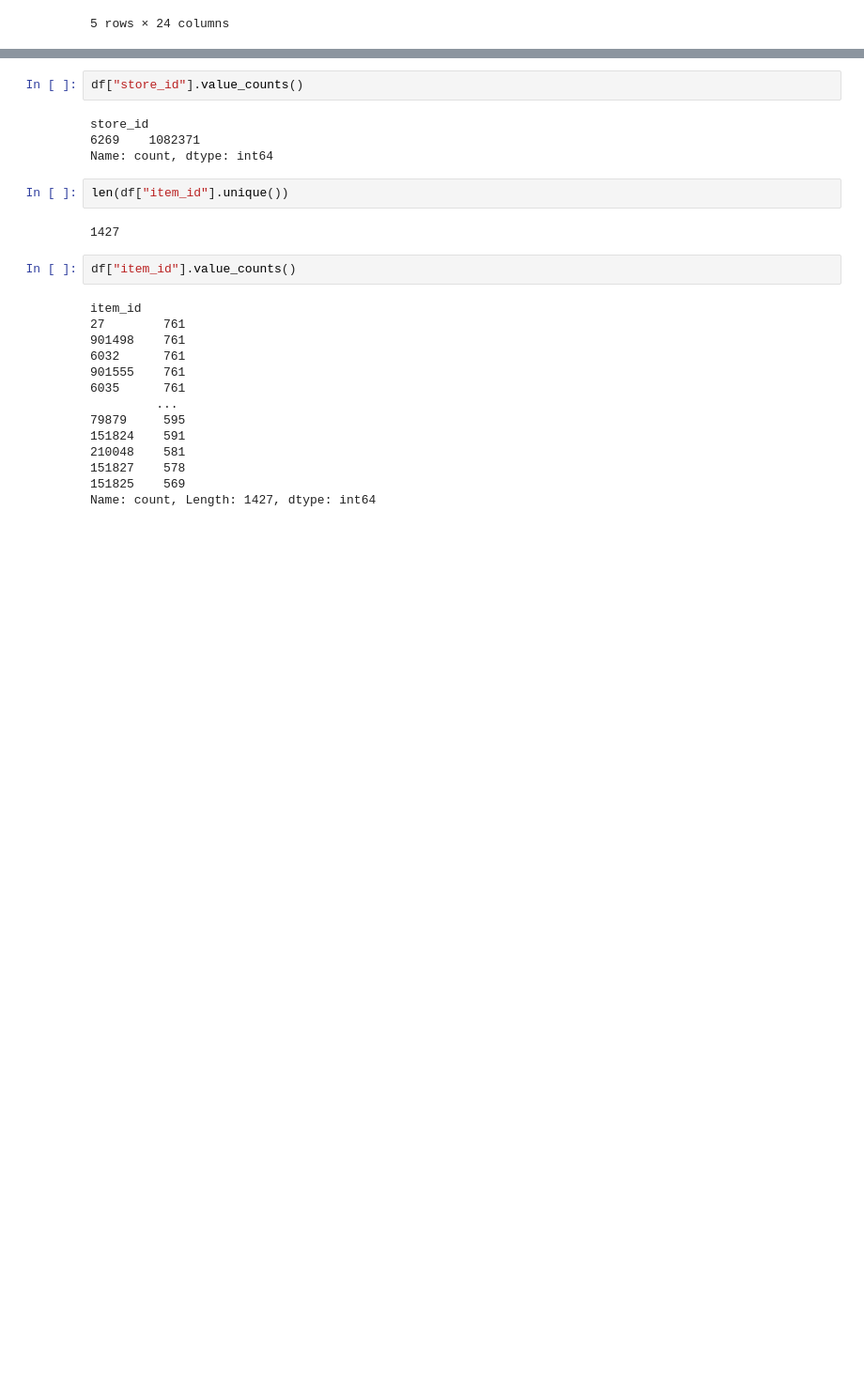
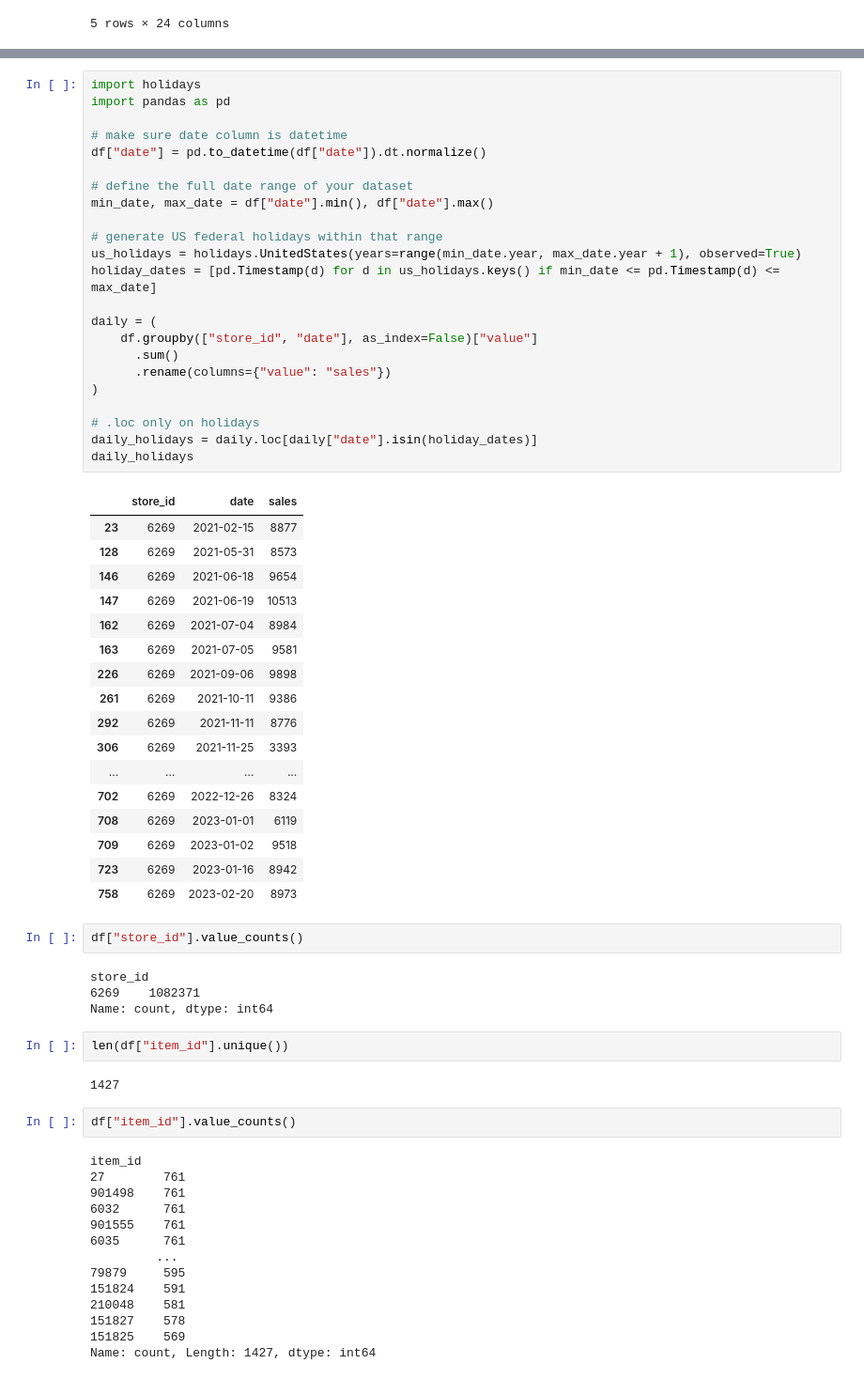
Before and after one commit to up202108724/Dissertation25-26, a Jupyter notebook: gnn_exercise.ipynb, the cells around one changed output, grey strips where cells are left out. Shown at 94% size. Cells and saved outputs as stored; diff of their text form; blank space fills up the shorter version.

```diff
--- a/gnn_exercise.ipynb
+++ b/gnn_exercise.ipynb
@@ -46,3 +66,44 @@ df.head()
+# %%
+import holidays
+import pandas as pd
+
+# make sure date column is datetime
+df["date"] = pd.to_datetime(df["date"]).dt.normalize()
+
+# define the full date range of your dataset
+min_date, max_date = df["date"].min(), df["date"].max()
+
+# generate US federal holidays within that range
+us_holidays = holidays.UnitedStates(years=range(min_date.year, max_date.year + 1), observed=True)
+holiday_dates = [pd.Timestamp(d) for d in us_holidays.keys() if min_date <= pd.Timestamp(d) <= max_date]
+
+daily = (
+    df.groupby(["store_id", "date"], as_index=False)["value"]
+      .sum()
+      .rename(columns={"value": "sales"})
+)
+
+# .loc only on holidays
+daily_holidays = daily.loc[daily["date"].isin(holiday_dates)]
+daily_holidays
+# %% [output]
+|  | store_id | date | sales |
+| 23 | 6269 | 2021-02-15 | 8877 |
+| 128 | 6269 | 2021-05-31 | 8573 |
+| 146 | 6269 | 2021-06-18 | 9654 |
+| 147 | 6269 | 2021-06-19 | 10513 |
+| 162 | 6269 | 2021-07-04 | 8984 |
+| 163 | 6269 | 2021-07-05 | 9581 |
+| 226 | 6269 | 2021-09-06 | 9898 |
+| 261 | 6269 | 2021-10-11 | 9386 |
+| 292 | 6269 | 2021-11-11 | 8776 |
+| 306 | 6269 | 2021-11-25 | 3393 |
+| ... | ... | ... | ... |
+| 702 | 6269 | 2022-12-26 | 8324 |
+| 708 | 6269 | 2023-01-01 | 6119 |
+| 709 | 6269 | 2023-01-02 | 9518 |
+| 723 | 6269 | 2023-01-16 | 8942 |
+| 758 | 6269 | 2023-02-20 | 8973 |
 # %%
 df["store_id"].value_counts()
 # %% [output]
```
Also changed, not shown: parts of 23 cells of this notebook, 5 other files.
